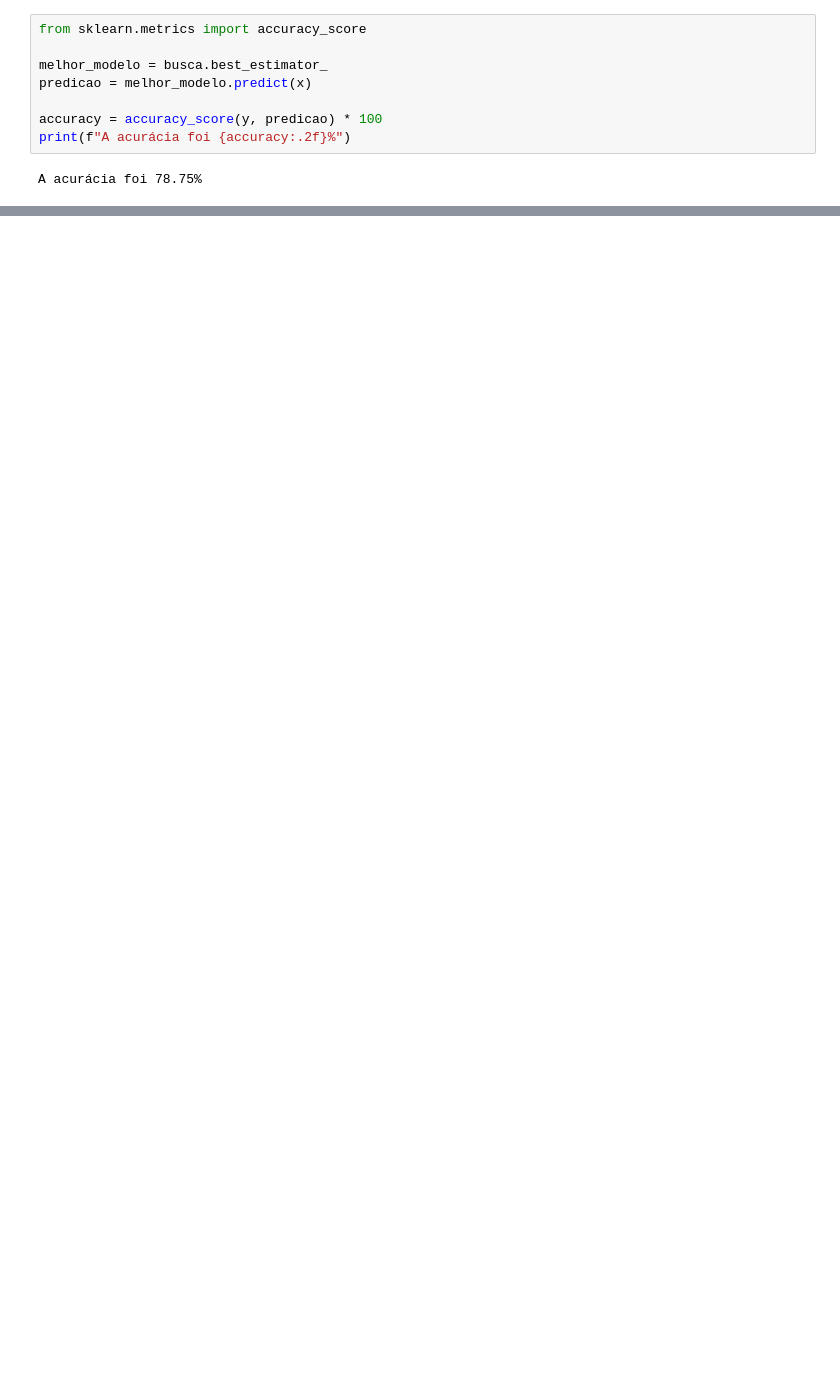
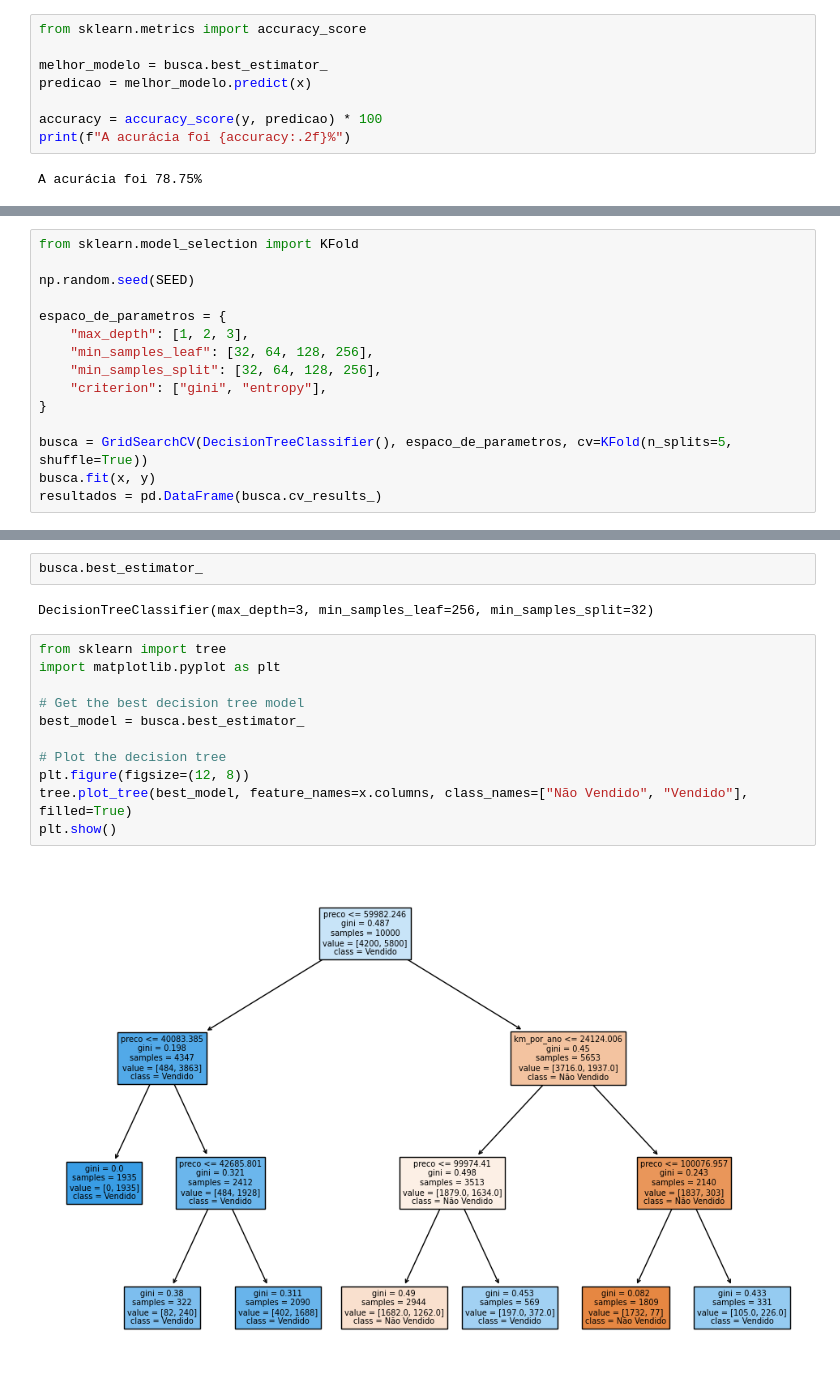
Before and after one commit to ledsouza/machine-learning-validacao, a Jupyter notebook: otimizacao.ipynb, the cells around one changed output, grey strips where cells are left out. Saved outputs shown, nothing was run; the diff lists cells and outputs as text; blank space fills up the shorter version.

```diff
--- a/otimizacao.ipynb
+++ b/otimizacao.ipynb
@@ -180,0 +204,15 @@ A acurácia foi 78.75%
+# %%
+from sklearn.model_selection import KFold
+
+np.random.seed(SEED)
+
+espaco_de_parametros = {
+    "max_depth": [1, 2, 3],
+    "min_samples_leaf": [32, 64, 128, 256],
+    "min_samples_split": [32, 64, 128, 256],
+    "criterion": ["gini", "entropy"],
+}
+
+busca = GridSearchCV(DecisionTreeClassifier(), espaco_de_parametros, cv=KFold(n_splits=5, shuffle=True))
+busca.fit(x, y)
+resultados = pd.DataFrame(busca.cv_results_)
@@ -180,0 +234,17 @@ A acurácia foi 78.75%
+# %%
+busca.best_estimator_
+# %% [output]
+DecisionTreeClassifier(max_depth=3, min_samples_leaf=256, min_samples_split=32)
+# %%
+from sklearn import tree
+import matplotlib.pyplot as plt
+
+# Get the best decision tree model
+best_model = busca.best_estimator_
+
+# Plot the decision tree
+plt.figure(figsize=(12, 8))
+tree.plot_tree(best_model, feature_names=x.columns, class_names=["Não Vendido", "Vendido"], filled=True)
+plt.show()
+# %% [output]
+[figure, added]
```
Also changed, not shown: parts of 6 cells of this notebook, 1 other file.
